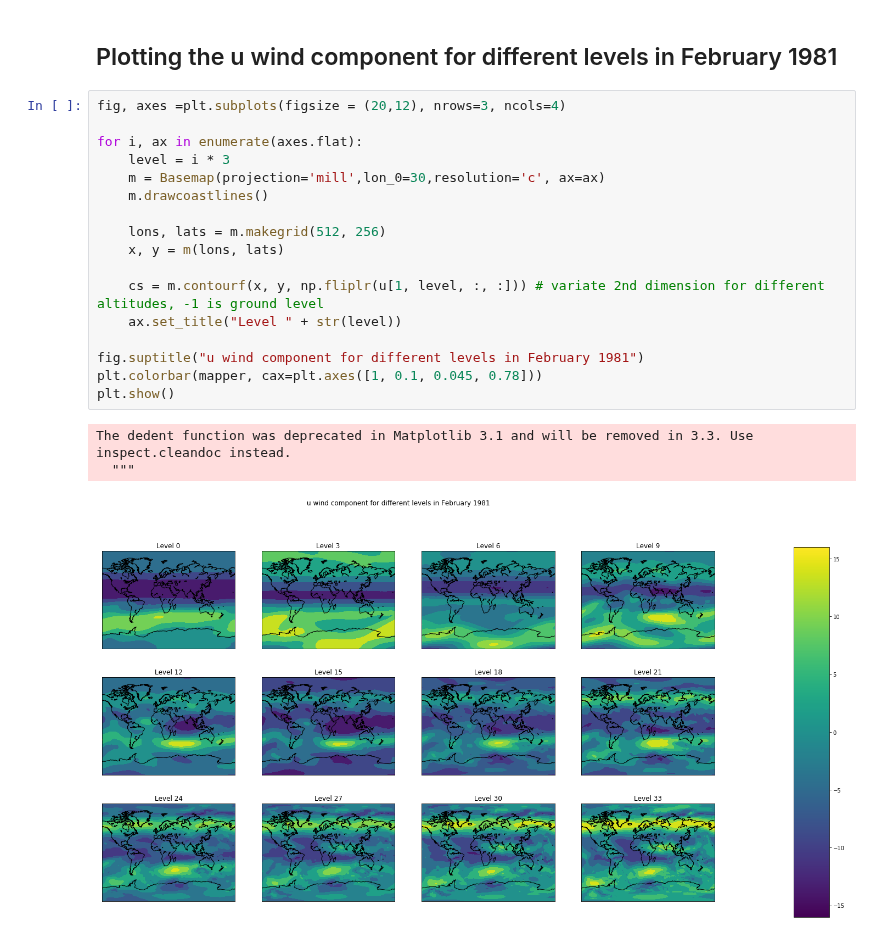
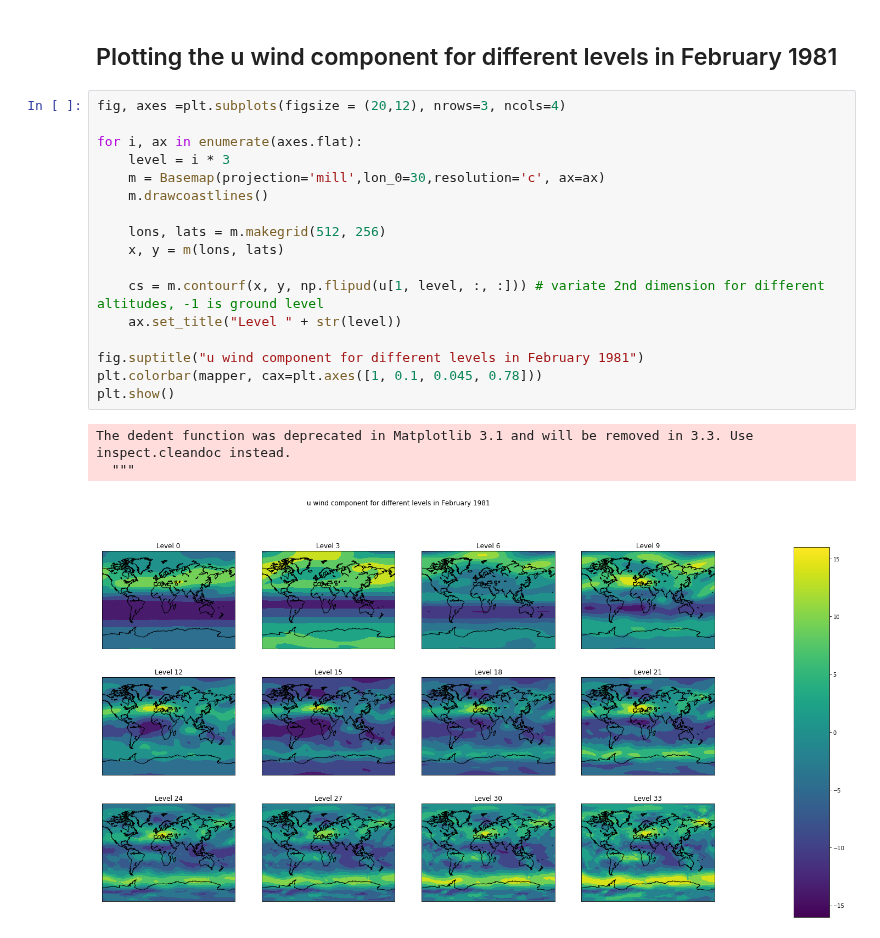
Before and after one commit to Climate-Data-Science/Climate-Similarity-Metrics, a Jupyter notebook: 0_vizualize.ipynb, the cells around one changed output. Drawn from its saved outputs; the diff is of its cells as text.

```diff
--- a/0_vizualize.ipynb
+++ b/0_vizualize.ipynb
@@ -89,21 +89,21 @@ The dedent function was deprecated in Matplotlib 3.1 and will be removed in 3.3.
 # %%
 fig, axes =plt.subplots(figsize = (20,12), nrows=3, ncols=4)
 
 for i, ax in enumerate(axes.flat):
     level = i * 3
     m = Basemap(projection='mill',lon_0=30,resolution='c', ax=ax)
     m.drawcoastlines()
 
     lons, lats = m.makegrid(512, 256)
     x, y = m(lons, lats)
 
-    cs = m.contourf(x, y, np.fliplr(u[1, level, :, :])) # variate 2nd dimension for different altitudes, -1 is ground level
+    cs = m.contourf(x, y, np.flipud(u[1, level, :, :])) # variate 2nd dimension for different altitudes, -1 is ground level
     ax.set_title("Level " + str(level))
 
 fig.suptitle("u wind component for different levels in February 1981")
 plt.colorbar(mapper, cax=plt.axes([1, 0.1, 0.045, 0.78]))
 plt.show()
 # %% [output]
 The dedent function was deprecated in Matplotlib 3.1 and will be removed in 3.3. Use inspect.cleandoc instead.
   """
-[figure, old version]
+[figure, new version]
```
Also changed, not shown: 17 other files.
